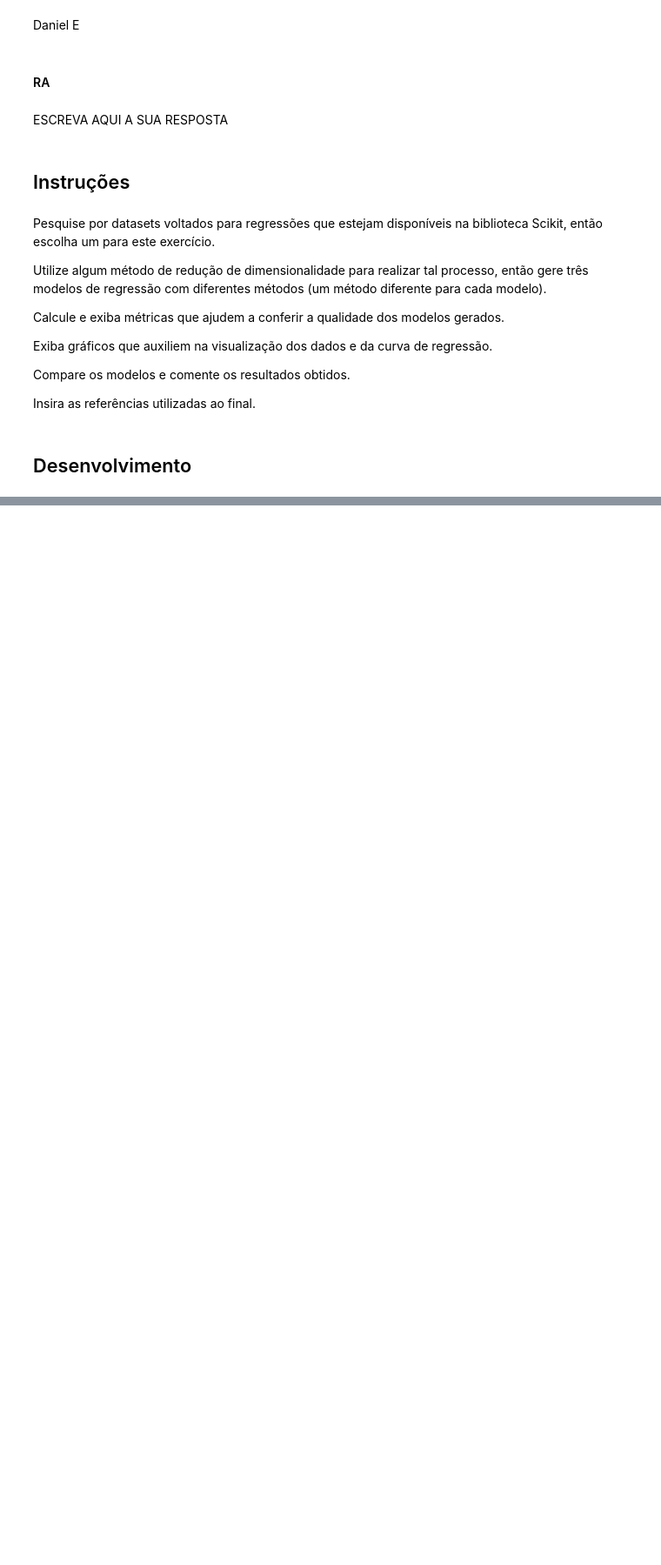
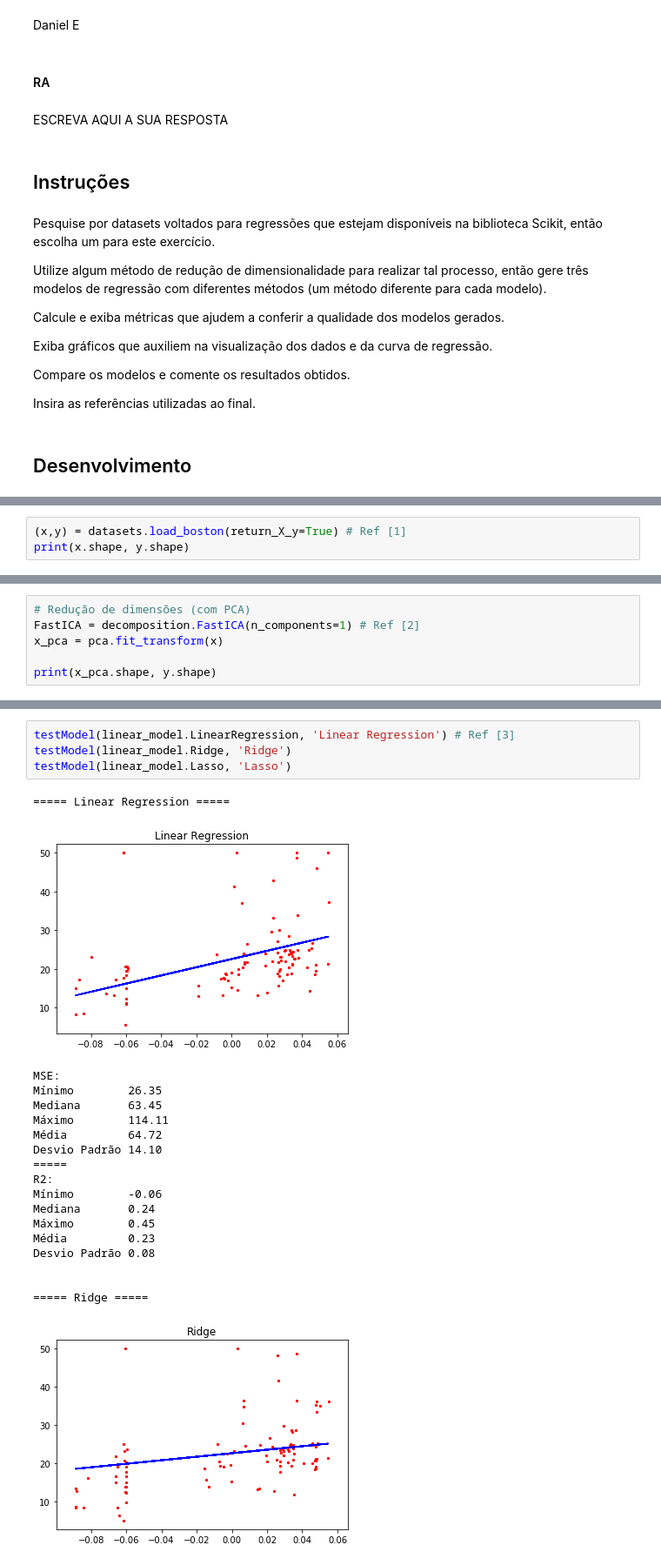
Before and after one commit to DanEscudero/SI_2019.3, a Jupyter notebook: lab03/EC_3.ipynb, the cells around one changed output, grey strips where cells are left out. Shown at 87% size. Saved outputs shown, nothing was run; the diff lists cells and outputs as text; blank space fills up the shorter version.

```diff
--- a/lab03/EC_3.ipynb
+++ b/lab03/EC_3.ipynb
@@ -30,0 +35,3 @@ Insira as referências utilizadas ao final.
+# %%
+(x,y) = datasets.load_boston(return_X_y=True) # Ref [1]
+print(x.shape, y.shape)
@@ -30,0 +40,6 @@ Insira as referências utilizadas ao final.
+# %%
+# Redução de dimensões (com PCA)
+FastICA = decomposition.FastICA(n_components=1) # Ref [2]
+x_pca = pca.fit_transform(x)
+
+print(x_pca.shape, y.shape)
@@ -30,0 +102,24 @@ Insira as referências utilizadas ao final.
+# %%
+testModel(linear_model.LinearRegression, 'Linear Regression') # Ref [3]
+testModel(linear_model.Ridge, 'Ridge')
+testModel(linear_model.Lasso, 'Lasso')
+# %% [output]
+===== Linear Regression =====
+[figure, added]
+MSE:
+Mínimo        26.35
+Mediana       63.45
+Máximo        114.11
+Média         64.72
+Desvio Padrão 14.10
+=====
+R2:
+Mínimo        -0.06
+Mediana       0.24
+Máximo        0.45
+Média         0.23
+Desvio Padrão 0.08
+
+
+===== Ridge =====
+[figure, added]
```
Also changed, not shown: parts of 7 cells of this notebook.
